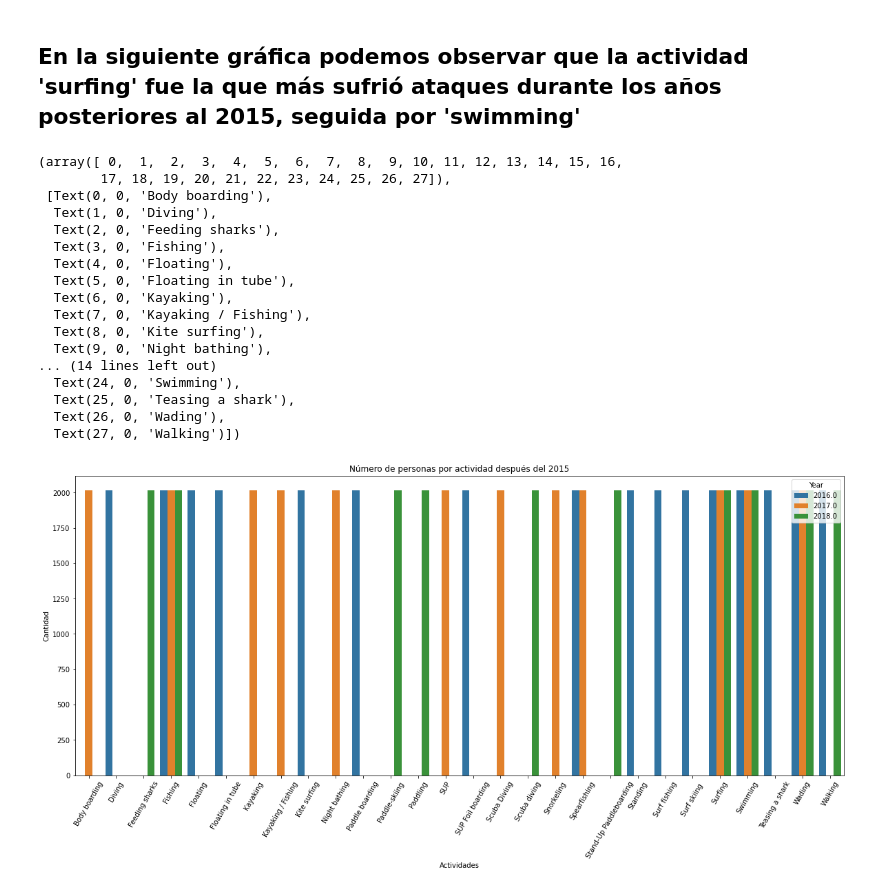
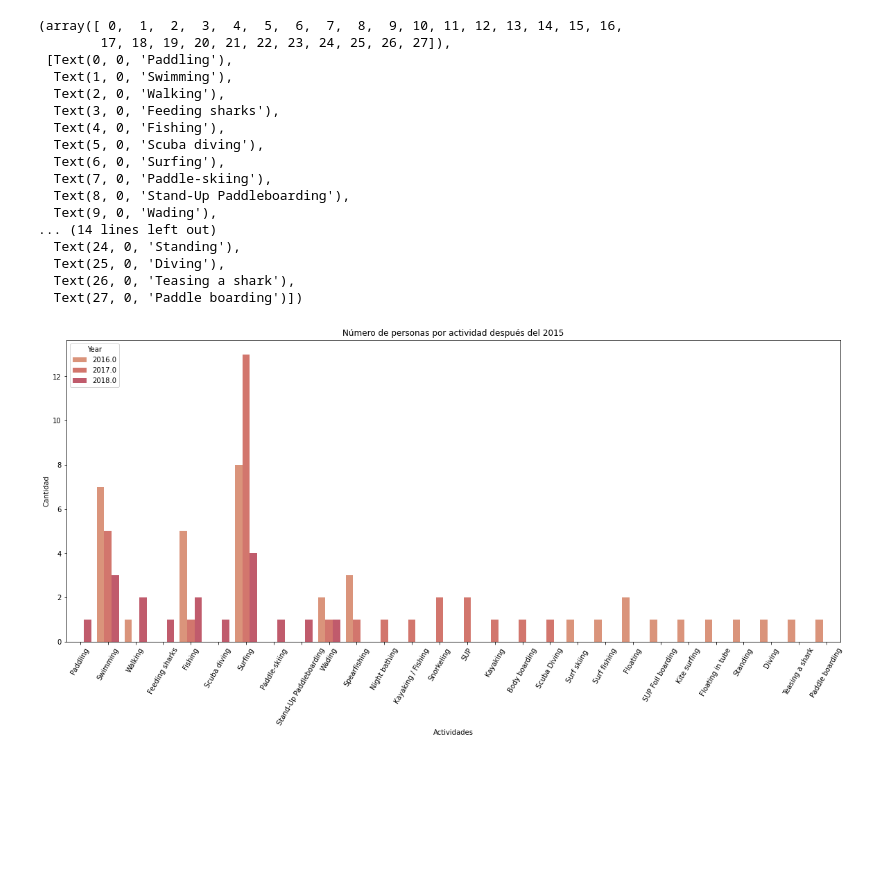
Before and after one commit to Adalab/DA-promo-b-modulo-2-sprint-1-Lara-Diana, a Jupyter notebook: Visualizacion/modulo-2-ejercicio-3-Seaborn.ipynb, the cells around one changed output. Saved outputs shown, nothing was run; the diff lists cells and outputs as text; code cells hidden in the pictures; blank space fills up the shorter version.

Commit message:
visualizacion terminado

```diff
--- a/Visualizacion/modulo-2-ejercicio-3-Seaborn.ipynb
+++ b/Visualizacion/modulo-2-ejercicio-3-Seaborn.ipynb
@@ -58,27 +17,27 @@ Name: Activity, Length: 404, dtype: int64
-# %% [markdown]
-## En la siguiente gráfica podemos observar que la actividad 'surfing' fue la que más sufrió ataques durante los años posteriores al 2015, seguida por 'swimming'
 # %%
+df_2015=df[df['Year']>2015]
+
 plt.figure(figsize =(20,8))
-fig = sns.barplot(x='Activity', y= 'Year', data = actividad_agrupado, hue = 'Year')
+fig =sns.countplot(x=df_2015['Activity'], hue=df_2015['Year'], palette=sns.color_palette("flare"))
 fig.set(xlabel='Actividades', ylabel = 'Cantidad')
 fig.set_title('Número de personas por actividad después del 2015')
 plt.xticks(rotation=60)
 # %% [output]
 (array([ 0,  1,  2,  3,  4,  5,  6,  7,  8,  9, 10, 11, 12, 13, 14, 15, 16,
         17, 18, 19, 20, 21, 22, 23, 24, 25, 26, 27]),
- [Text(0, 0, 'Body boarding'),
-  Text(1, 0, 'Diving'),
-  Text(2, 0, 'Feeding sharks'),
-  Text(3, 0, 'Fishing'),
-  Text(4, 0, 'Floating'),
-  Text(5, 0, 'Floating in tube'),
-  Text(6, 0, 'Kayaking'),
-  Text(7, 0, 'Kayaking / Fishing'),
-  Text(8, 0, 'Kite surfing'),
-  Text(9, 0, 'Night bathing'),
+ [Text(0, 0, 'Paddling'),
+  Text(1, 0, 'Swimming'),
+  Text(2, 0, 'Walking'),
+  Text(3, 0, 'Feeding sharks'),
+  Text(4, 0, 'Fishing'),
+  Text(5, 0, 'Scuba diving'),
+  Text(6, 0, 'Surfing'),
+  Text(7, 0, 'Paddle-skiing'),
+  Text(8, 0, 'Stand-Up Paddleboarding'),
+  Text(9, 0, 'Wading'),
 ... (14 lines left out)
-  Text(24, 0, 'Swimming'),
-  Text(25, 0, 'Teasing a shark'),
-  Text(26, 0, 'Wading'),
-  Text(27, 0, 'Walking')])
+  Text(24, 0, 'Standing'),
+  Text(25, 0, 'Diving'),
+  Text(26, 0, 'Teasing a shark'),
+  Text(27, 0, 'Paddle boarding')])
-[figure, old version]
+[figure, new version]
```
Also changed, not shown: parts of 22 cells of this notebook, 3 other files.
